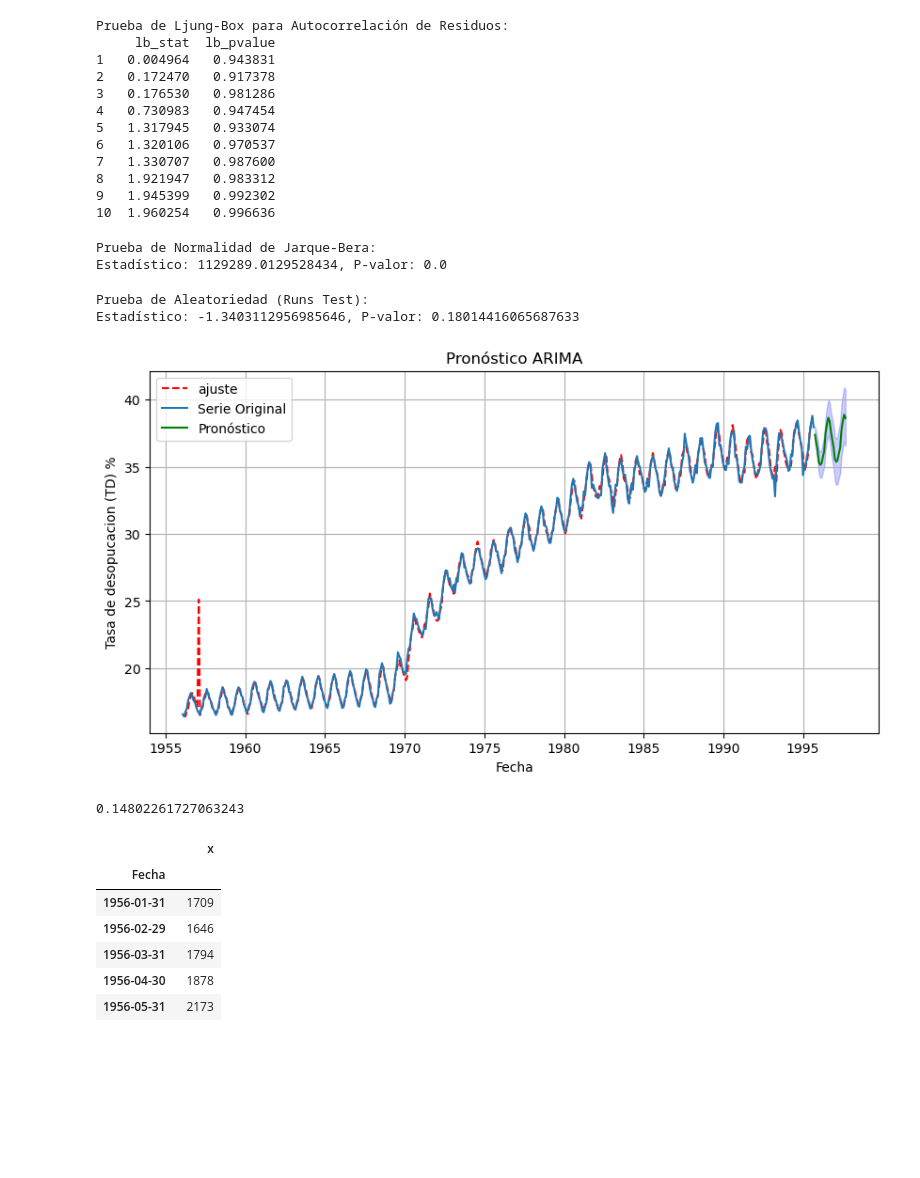
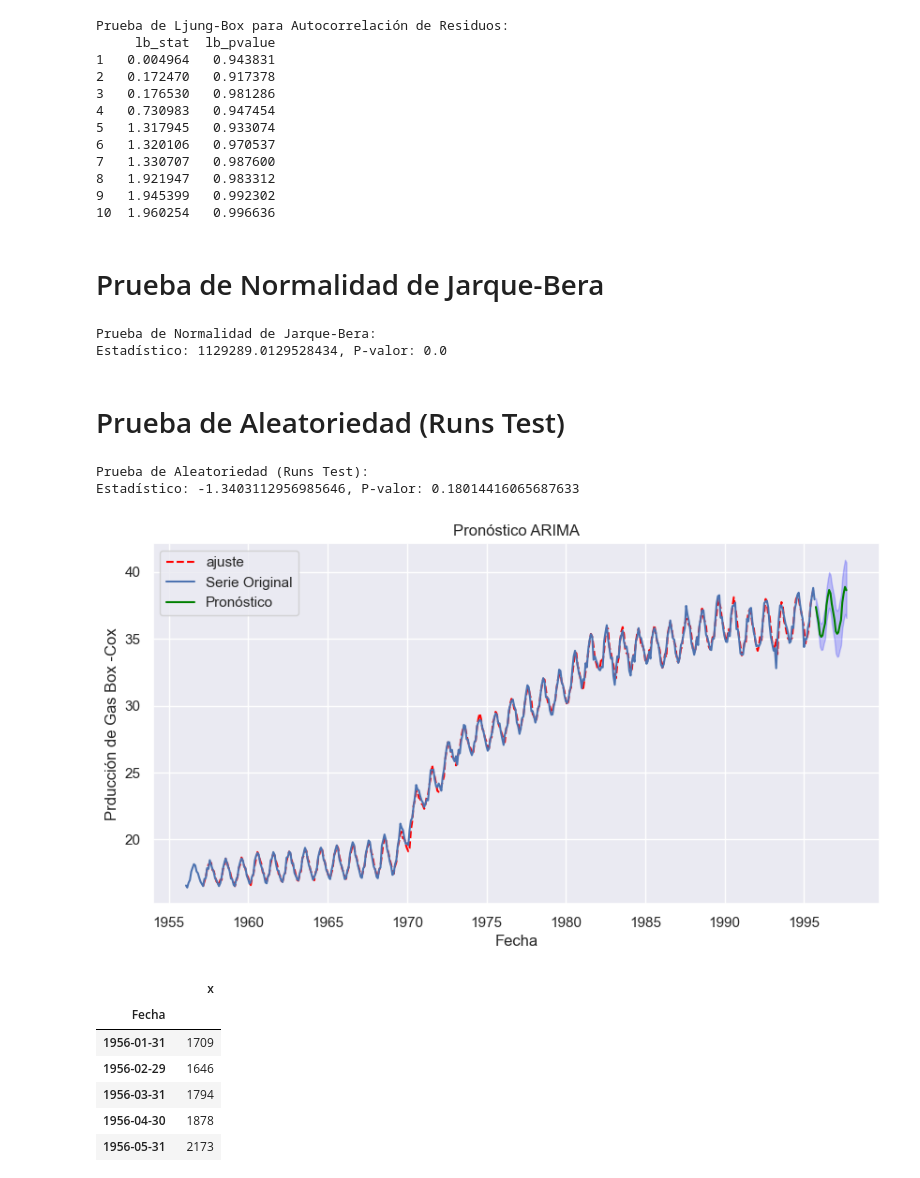
Before and after one commit to Wilsonsr/Series-de-Tiempo, a Jupyter notebook: Cuadernos Python/6_sarima_gas_box_cox.ipynb, the cells around one changed output. Drawn from its saved outputs; the diff is of its cells as text; code cells hidden in the pictures; blank space fills up the shorter version.

```diff
--- a/Cuadernos Python/6_sarima_gas_box_cox.ipynb
+++ b/Cuadernos Python/6_sarima_gas_box_cox.ipynb
@@ -487,12 +503,13 @@ Critical Values: -3.44 (1%), -2.87 (5%), -2.57 (10%)
 Null Hypothesis: The process contains a unit root.
 Alternative Hypothesis: The process is weakly stationary.
 # %%
-fig, ax=plt.subplots(1,3, figsize=(14,6))
+sns.set_theme()
+fig, ax=plt.subplots(1,3,figsize=(14,6))
 
 ax[0].plot(z1.diff().diff().dropna())
 plot_acf(z1.diff(12).diff().dropna(),ax[1], lags=40, zero=False)
 plot_pacf(z1.diff(12).diff().dropna(), ax[2], lags=40, zero=False)
-
+ax[0].set_title('Diferencias d=1, D=1')
 
 plt.tight_layout()
 plt.show()
@@ -569,6 +588,8 @@ Prueba de Ljung-Box para Autocorrelación de Residuos:
 8   1.921947   0.983312
 9   1.945399   0.992302
 10  1.960254   0.996636
+# %% [markdown]
+# Prueba de Normalidad de Jarque-Bera
 # %%
 # Prueba de Normalidad de Jarque-Bera
 jb_stat, jb_pvalue = jarque_bera(residuals)
@@ -577,4 +598,6 @@ print(f"Estadístico: {jb_stat}, P-valor: {jb_pvalue}")
 # %% [output]
 Prueba de Normalidad de Jarque-Bera:
 Estadístico: 1129289.0129528434, P-valor: 0.0
+# %% [markdown]
+# Prueba de Aleatoriedad (Runs Test)
 # %%
@@ -588,28 +610,24 @@ Estadístico: -1.3403112956985646, P-valor: 0.18014416065687633
 # %%
 # Pronóstico del modelo
 forecast_horizon = 24
 forecast_result = modelo_1.get_forecast(steps=forecast_horizon)
 forecast_mean = forecast_result.predicted_mean
 forecast_ci = forecast_result.conf_int()
 
 plt.figure(figsize=(10, 5))
-plt.plot(modelo_1.fittedvalues.index[1:], modelo_1.fittedvalues[1:], color="red", linestyle="dashed", label="ajuste")
+plt.plot(modelo_1.fittedvalues.index[13:], modelo_1.fittedvalues[13:], color="red", linestyle="dashed", label="ajuste")
 # Graficar el pronóstico
 plt.plot(z1, label="Serie Original")
 plt.plot(forecast_mean, color="green", label="Pronóstico")
 plt.fill_between(forecast_ci.index, forecast_ci.iloc[:, 0], forecast_ci.iloc[:, 1], color="blue", alpha=0.2)
 plt.title("Pronóstico ARIMA")
 plt.xlabel("Fecha")
-plt.ylabel("Tasa de desopucacion (TD) %")
+plt.ylabel("Prducción de Gas Box -Cox")
 plt.legend()
 plt.grid(True)
 plt.show()
 # %% [output]
-[figure, old version]
+[figure, new version]
-# %%
-lambda_opt
-# %% [output]
-0.14802261727063243
 # %%
 df
 # %% [output]
```
Also changed, not shown: parts of 14 cells of this notebook.
